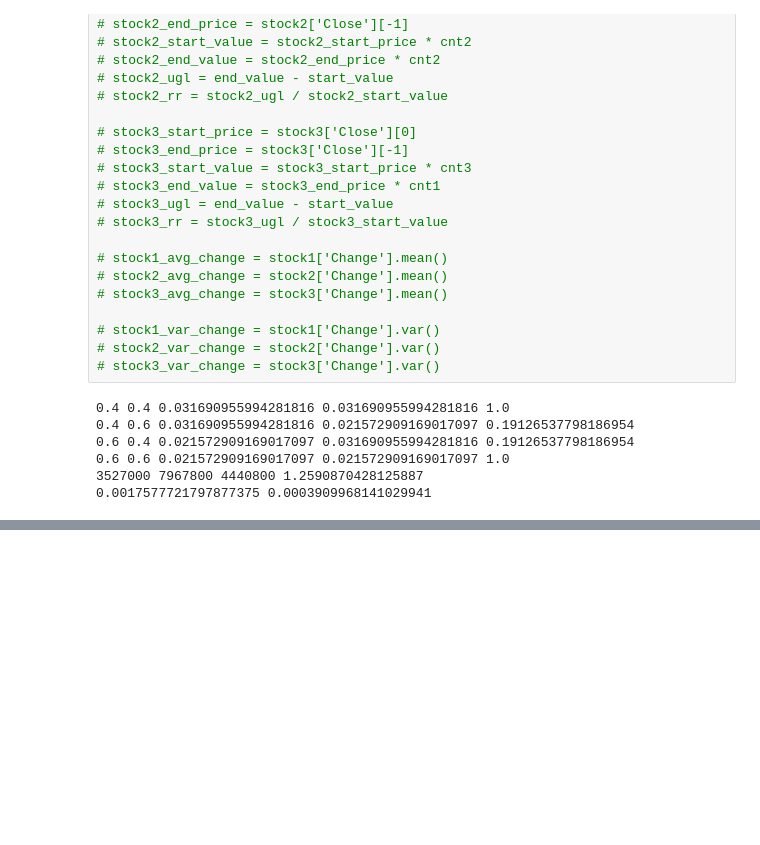
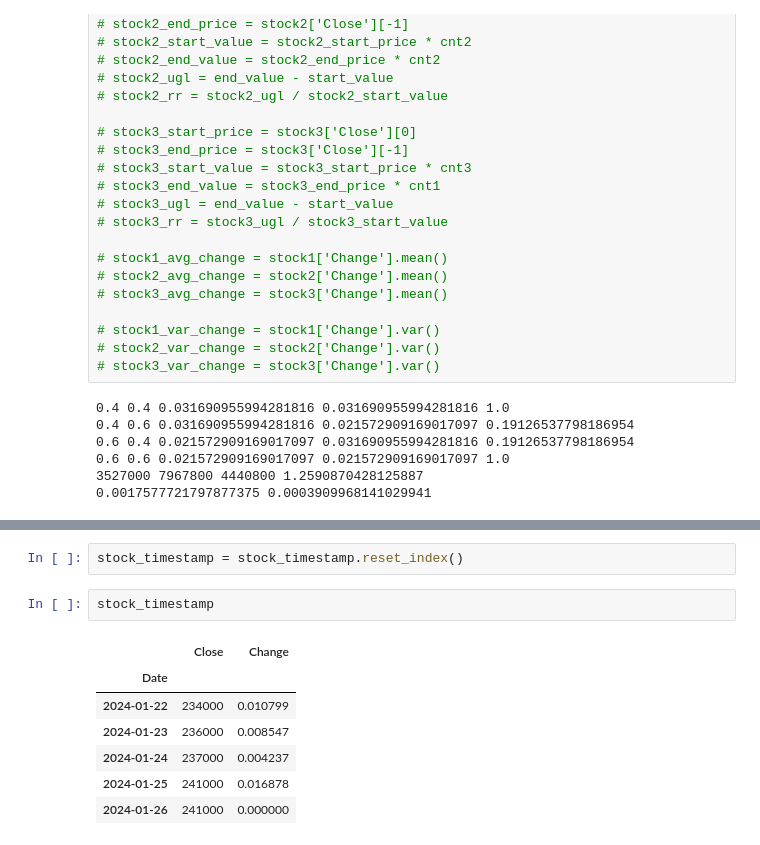
Before and after one commit to hjs5979/df_project, a Jupyter notebook: stock_idea.ipynb, the cells around one changed output, grey strips where cells are left out. Cells and saved outputs as stored; diff of their text form; blank space fills up the shorter version.

```diff
--- a/stock_idea.ipynb
+++ b/stock_idea.ipynb
@@ -204,0 +259,12 @@ df_krx
+# %%
+stock_timestamp = stock_timestamp.reset_index()
+# %%
+stock_timestamp
+# %% [output]
+|  | Close | Change |
+| Date |  |  |
+| 2024-01-22 | 234000 | 0.010799 |
+| 2024-01-23 | 236000 | 0.008547 |
+| 2024-01-24 | 237000 | 0.004237 |
+| 2024-01-25 | 241000 | 0.016878 |
+| 2024-01-26 | 241000 | 0.000000 |
```
Also changed, not shown: parts of 23 cells of this notebook, 13 other files.
